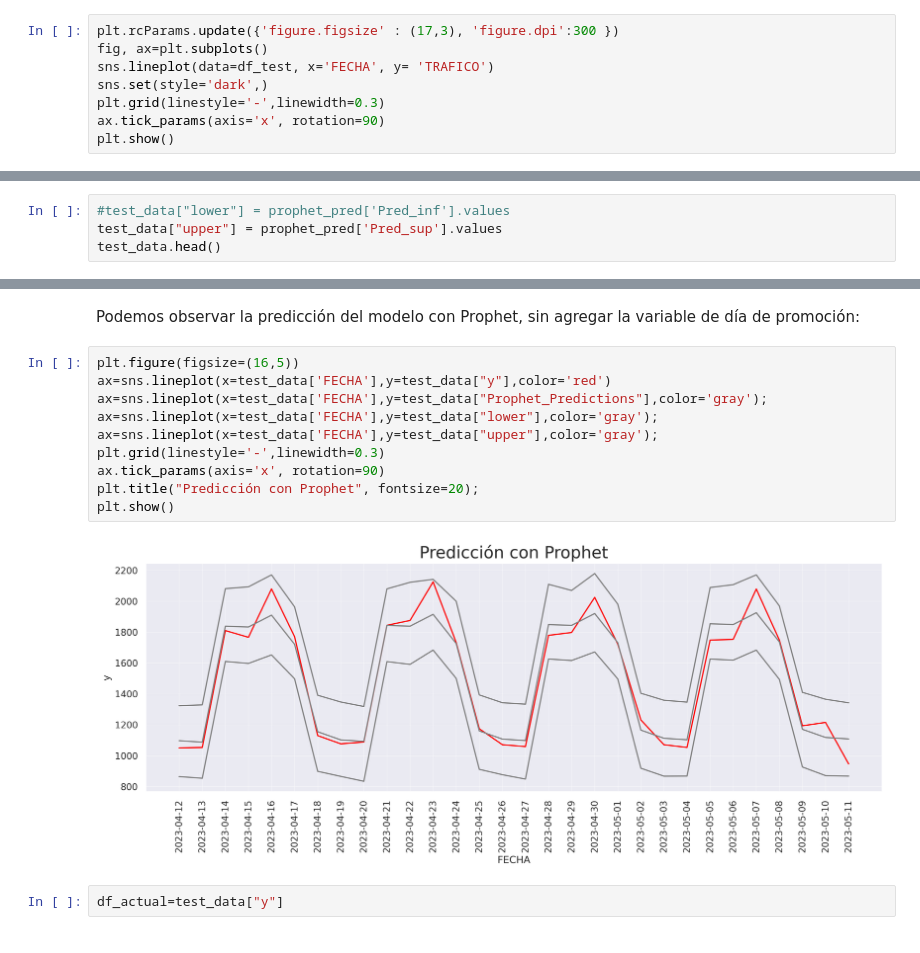
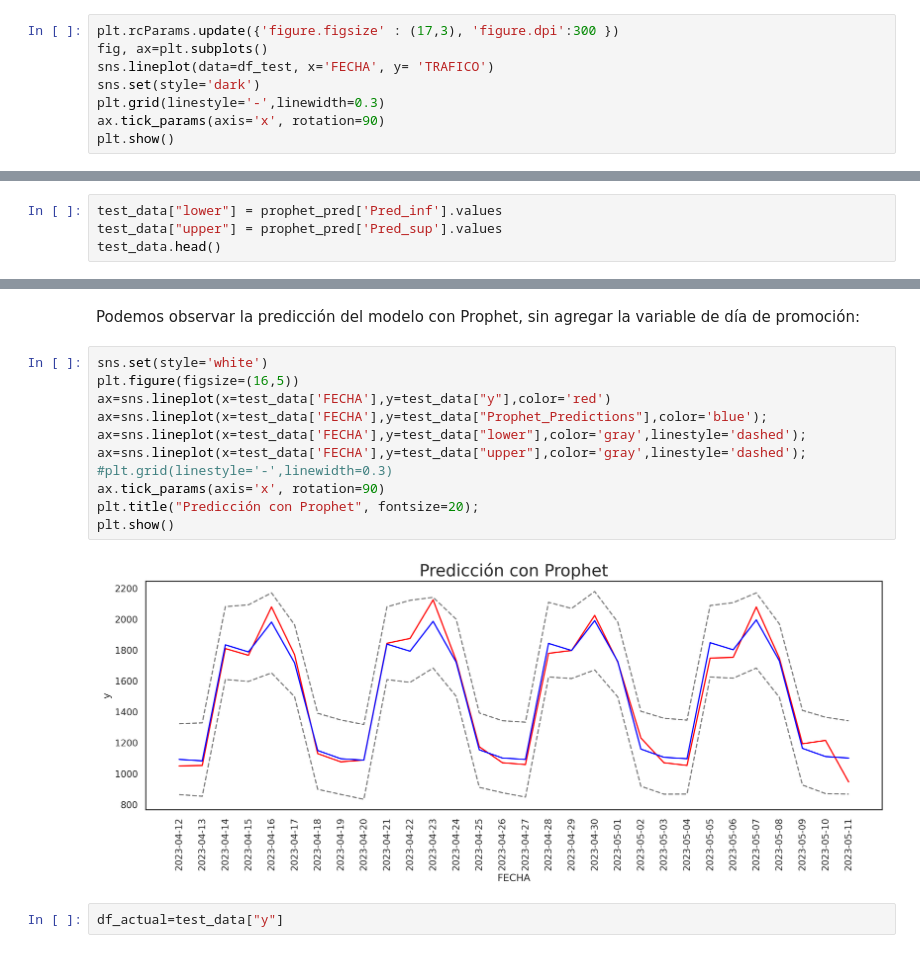
Before and after one commit to dele22922/tarea3_feat_eng, a Jupyter notebook: Tarea Semana 4_GRP4_vfinal.ipynb, the cells around one changed output, grey strips where cells are left out. Drawn from its saved outputs; the diff is of its cells as text.

```diff
--- a/Tarea Semana 4_GRP4_vfinal.ipynb
+++ b/Tarea Semana 4_GRP4_vfinal.ipynb
@@ -814,7 +814,7 @@ memory usage: 1.2+ KB
 plt.rcParams.update({'figure.figsize' : (17,3), 'figure.dpi':300 })
 fig, ax=plt.subplots()
 sns.lineplot(data=df_test, x='FECHA', y= 'TRAFICO')
-sns.set(style='dark',)
+sns.set(style='dark')
 plt.grid(linestyle='-',linewidth=0.3)
 ax.tick_params(axis='x', rotation=90)
 plt.show()
@@ -872,7 +872,7 @@ Procedemos agregar una columna al dataframe original con los valores predecidos
 # %%
 test_data["Prophet_Predictions"] = prophet_pred['Pred'].values
 # %%
-#test_data["lower"] = prophet_pred['Pred_inf'].values
+test_data["lower"] = prophet_pred['Pred_inf'].values
 test_data["upper"] = prophet_pred['Pred_sup'].values
 test_data.head()
 # %% [output]
@@ -904,17 +904,18 @@ test_data.head()
 # %% [markdown]
 Podemos observar la predicción del modelo con Prophet, sin agregar la variable de día de promoción:
 # %%
+sns.set(style='white')
 plt.figure(figsize=(16,5))
 ax=sns.lineplot(x=test_data['FECHA'],y=test_data["y"],color='red')
-ax=sns.lineplot(x=test_data['FECHA'],y=test_data["Prophet_Predictions"],color='gray');
-ax=sns.lineplot(x=test_data['FECHA'],y=test_data["lower"],color='gray');
-ax=sns.lineplot(x=test_data['FECHA'],y=test_data["upper"],color='gray');
-plt.grid(linestyle='-',linewidth=0.3)
+ax=sns.lineplot(x=test_data['FECHA'],y=test_data["Prophet_Predictions"],color='blue');
+ax=sns.lineplot(x=test_data['FECHA'],y=test_data["lower"],color='gray',linestyle='dashed');
+ax=sns.lineplot(x=test_data['FECHA'],y=test_data["upper"],color='gray',linestyle='dashed');
+#plt.grid(linestyle='-',linewidth=0.3)
 ax.tick_params(axis='x', rotation=90)
 plt.title("Predicción con Prophet", fontsize=20);
 plt.show()
 # %% [output]
-[figure, old version]
+[figure, new version]
 # %%
 df_actual=test_data["y"]
 # %% [markdown]
```
Also changed, not shown: parts of 13 cells of this notebook.
